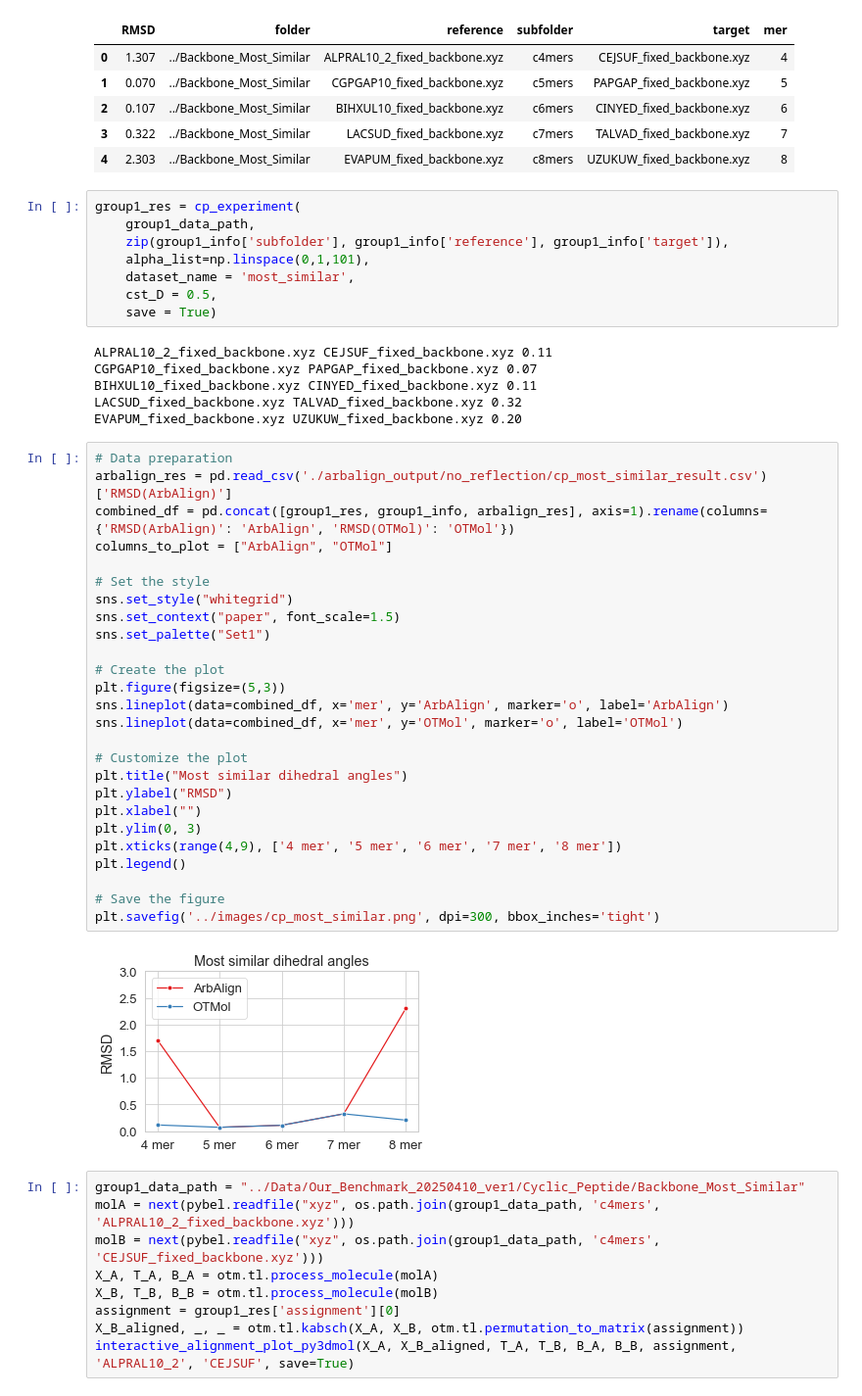
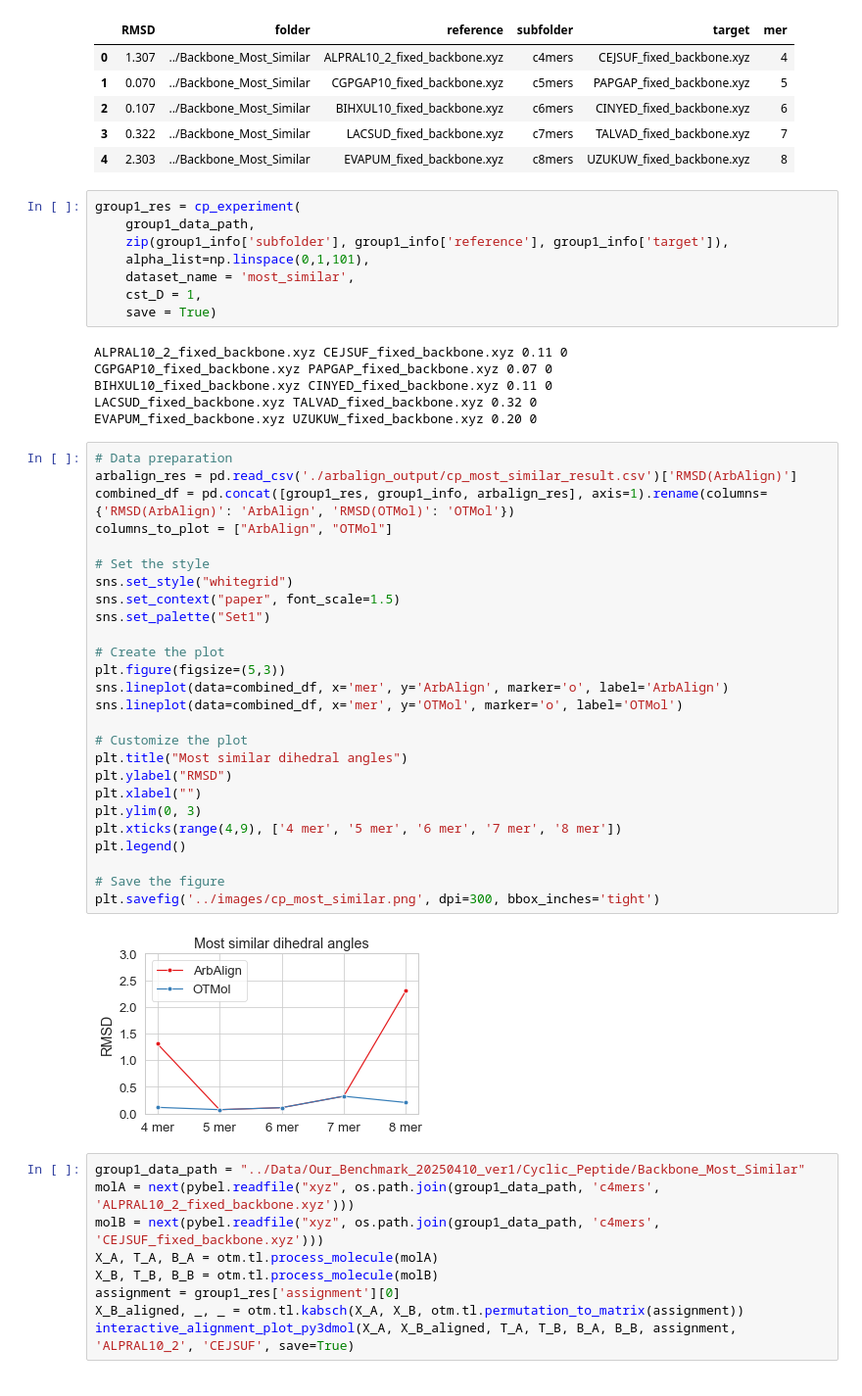
Before and after one commit to weixiaoqimath/otmol, a Jupyter notebook: experiment/otmol_cyclic_peptides_geo.ipynb, the cells around one changed output. Shown at 98% size. Drawn from its saved outputs; the diff is of its cells as text.

```diff
--- a/experiment/otmol_cyclic_peptides_geo.ipynb
+++ b/experiment/otmol_cyclic_peptides_geo.ipynb
@@ -27,42 +27,42 @@ group1_res = cp_experiment(
     zip(group1_info['subfolder'], group1_info['reference'], group1_info['target']),
     alpha_list=np.linspace(0,1,101),
     dataset_name = 'most_similar',
-    cst_D = 0.5,
+    cst_D = 1,
     save = True)
 # %% [output]
-ALPRAL10_2_fixed_backbone.xyz CEJSUF_fixed_backbone.xyz 0.11
-CGPGAP10_fixed_backbone.xyz PAPGAP_fixed_backbone.xyz 0.07
-BIHXUL10_fixed_backbone.xyz CINYED_fixed_backbone.xyz 0.11
-LACSUD_fixed_backbone.xyz TALVAD_fixed_backbone.xyz 0.32
-EVAPUM_fixed_backbone.xyz UZUKUW_fixed_backbone.xyz 0.20
+ALPRAL10_2_fixed_backbone.xyz CEJSUF_fixed_backbone.xyz 0.11 0
+CGPGAP10_fixed_backbone.xyz PAPGAP_fixed_backbone.xyz 0.07 0
+BIHXUL10_fixed_backbone.xyz CINYED_fixed_backbone.xyz 0.11 0
+LACSUD_fixed_backbone.xyz TALVAD_fixed_backbone.xyz 0.32 0
+EVAPUM_fixed_backbone.xyz UZUKUW_fixed_backbone.xyz 0.20 0
 # %%
 # Data preparation
-arbalign_res = pd.read_csv('./arbalign_output/no_reflection/cp_most_similar_result.csv')['RMSD(ArbAlign)']
+arbalign_res = pd.read_csv('./arbalign_output/cp_most_similar_result.csv')['RMSD(ArbAlign)']
 combined_df = pd.concat([group1_res, group1_info, arbalign_res], axis=1).rename(columns={'RMSD(ArbAlign)': 'ArbAlign', 'RMSD(OTMol)': 'OTMol'})
 columns_to_plot = ["ArbAlign", "OTMol"]
 
 # Set the style
 sns.set_style("whitegrid")
 sns.set_context("paper", font_scale=1.5)
 sns.set_palette("Set1")
 
 # Create the plot
 plt.figure(figsize=(5,3))
 sns.lineplot(data=combined_df, x='mer', y='ArbAlign', marker='o', label='ArbAlign')
 sns.lineplot(data=combined_df, x='mer', y='OTMol', marker='o', label='OTMol')
 
 # Customize the plot
 plt.title("Most similar dihedral angles")
 plt.ylabel("RMSD")
 plt.xlabel("")
 plt.ylim(0, 3)
 plt.xticks(range(4,9), ['4 mer', '5 mer', '6 mer', '7 mer', '8 mer'])
 plt.legend()
 
 # Save the figure
 plt.savefig('../images/cp_most_similar.png', dpi=300, bbox_inches='tight')
 # %% [output]
-[figure, old version]
+[figure, new version]
 # %%
 group1_data_path = "../Data/Our_Benchmark_20250410_ver1/Cyclic_Peptide/Backbone_Most_Similar"
 molA = next(pybel.readfile("xyz", os.path.join(group1_data_path, 'c4mers', 'ALPRAL10_2_fixed_backbone.xyz')))
```
Also changed, not shown: parts of 4 cells of this notebook, 28 other files.
